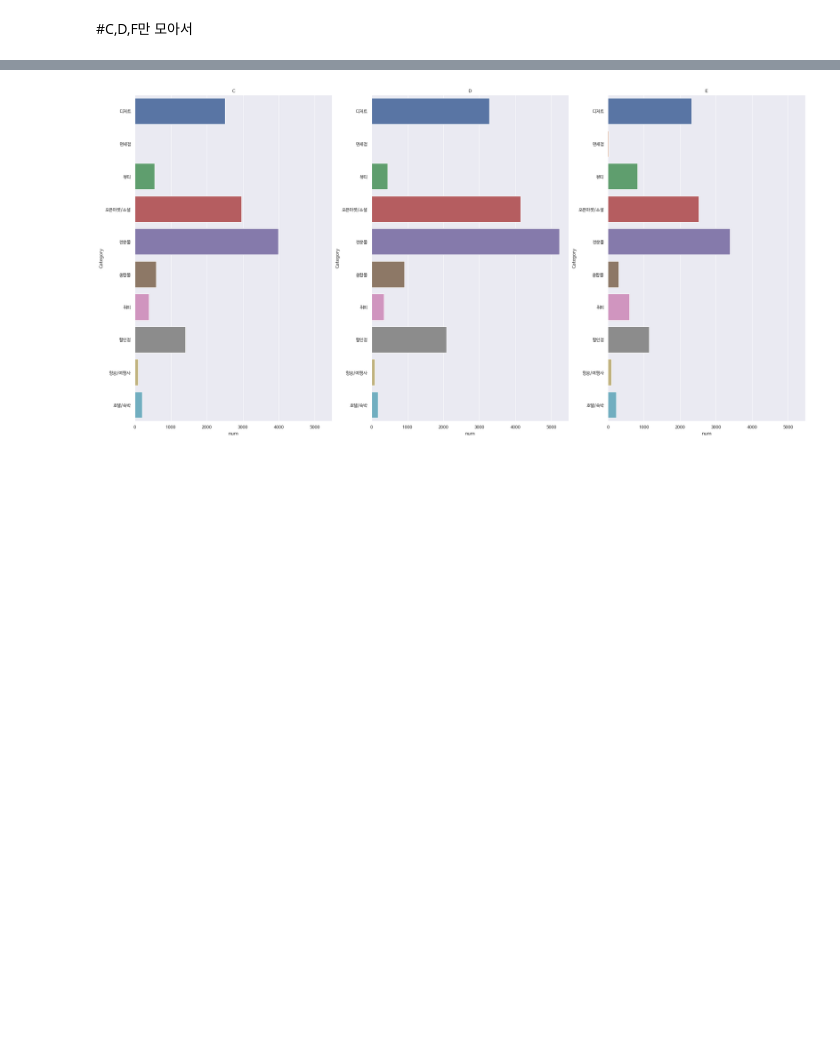
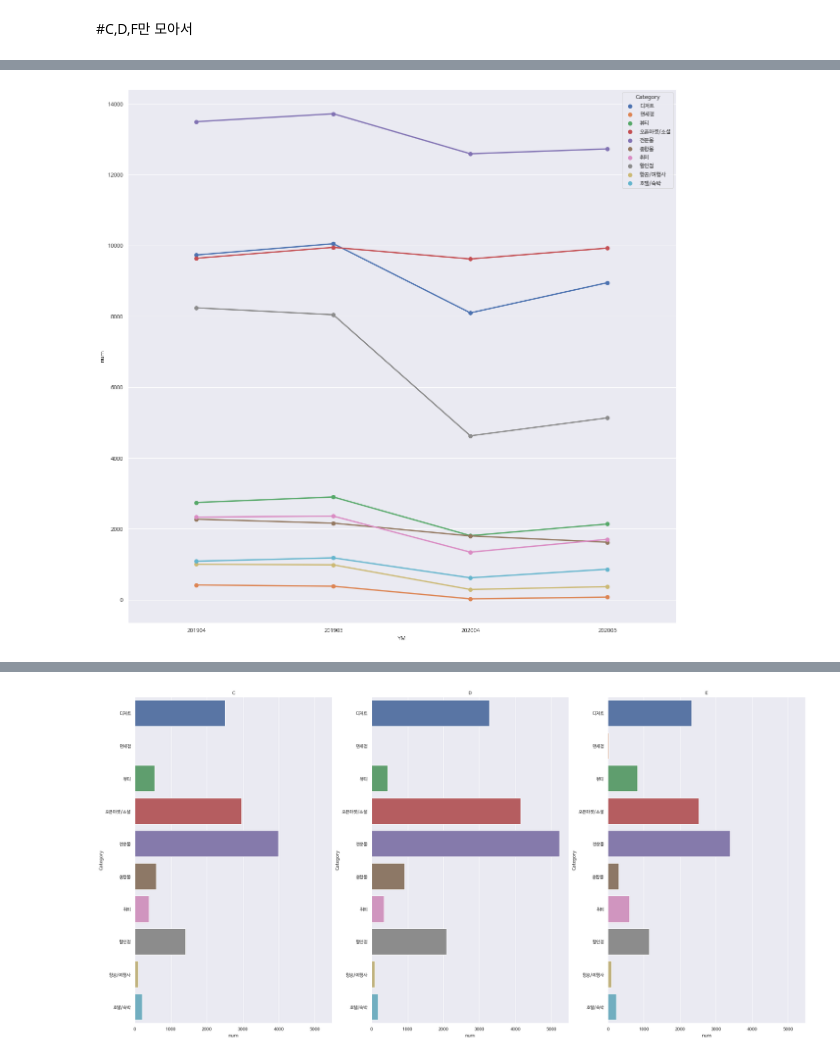
Before and after one commit to danbikiki/machine-learning, a Jupyter notebook: 삼성카드_시각화.ipynb, the cells around one changed output, grey strips where cells are left out. Drawn from its saved outputs; the diff is of its cells as text; code cells hidden in the pictures; blank space fills up the shorter version.

```diff
--- a/삼성카드_시각화.ipynb
+++ b/삼성카드_시각화.ipynb
@@ -391,0 +444,15 @@ Name: Category, dtype: bool
+# %%
+df_cde_sum=df_cde.groupby(['Category'])['YM'].value_counts()
+# %%
+df_cde_sum=pd.DataFrame(df_cde_sum)
+df_cde_sum.rename(columns={'YM':'num'},inplace=True)
+# %%
+df_cde_sum=pd.DataFrame(df_cde_sum.reset_index())
+# %%
+import seaborn as sns
+import matplotlib.pyplot as plt
+plt.rc('font', family='NanumBarunGothic')
+sns.pointplot(x='YM',y="num",hue='Category',data=df_cde_sum)
+plt.rcParams['figure.figsize']=(20,20)
+# %% [output]
+[figure, added]
```
Also changed, not shown: parts of 33 cells of this notebook.
